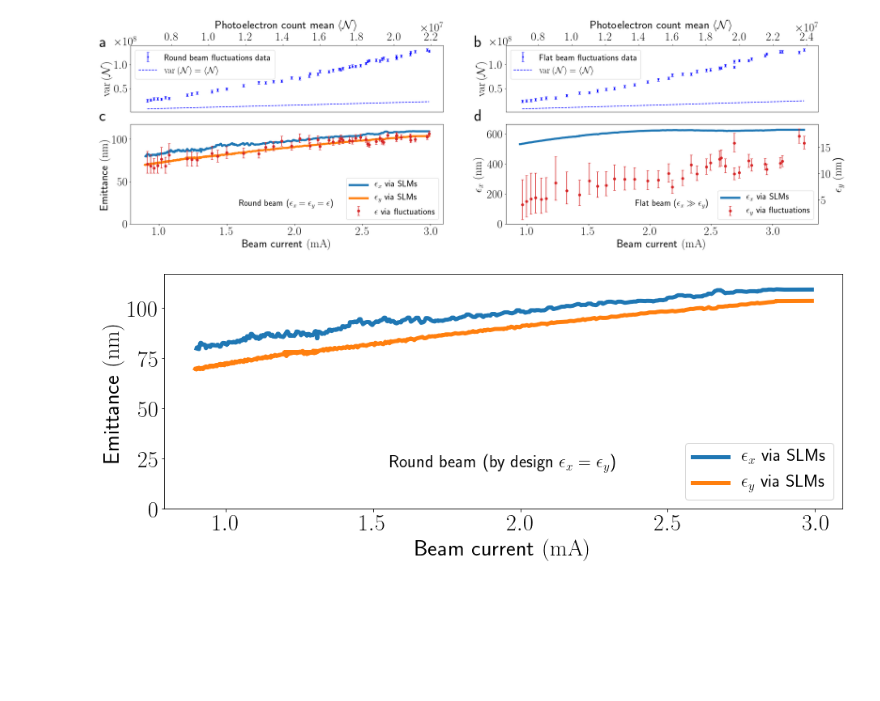
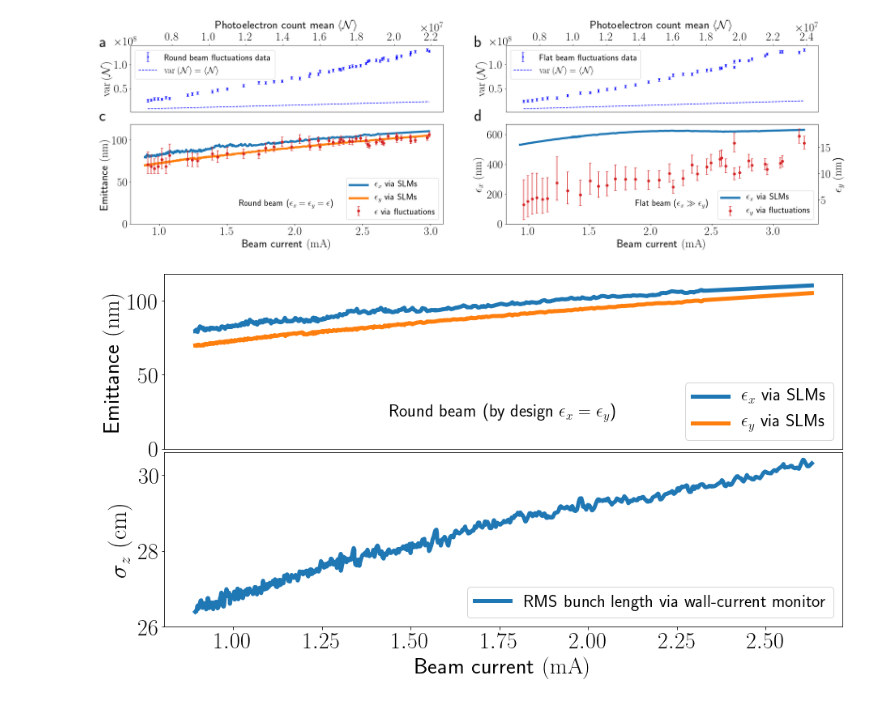
Before and after one commit to IharLobach/fur, a Jupyter notebook: shifts/shift_03_16_2020/round_and_round_long_plots/plot_round.ipynb, the cells around one changed output. Saved outputs shown, nothing was run; the diff lists cells and outputs as text; code cells hidden in the pictures; blank space fills up the shorter version.

```diff
--- a/shifts/shift_03_16_2020/round_and_round_long_plots/plot_round.ipynb
+++ b/shifts/shift_03_16_2020/round_and_round_long_plots/plot_round.ipynb
@@ -124,6 +124,20 @@ bp_df = pd.read_csv(
     shift.get_results_dir().fi("beam_params_vs_current_flat.csv"))
 ex_f_func = interp1d(bp_df["N"], bp_df['ex_um'],
                    bounds_error=False, fill_value="extrapolate")
+# %%
+def remove_outliers_omce(df, c1, l1):
+    di = df[c1].diff().abs()
+    return df[di < l1]
+
+def remove_outliers(df, c1, l1, niter):
+    for _ in range(niter):
+        df = remove_outliers_omce(df, c1, l1)
+    return df
+round_df = remove_outliers(round_df,'N:IWCMI_recalibrated_to_IWCMI_absolute', 0.1, 10)
+round_df = remove_outliers(round_df,'ex_um', 0.01, 10)
+round_df = remove_outliers(round_df,'ey_um', 0.01, 10)
+
+flat_df = remove_outliers(flat_df,'N:IWCMI_recalibrated_to_IWCMI_absolute', 0.1, 10)
 # %%
 avNlabel = r"Photoelectron count mean $\langle\mathcal{N}\rangle$"
 hybrid_balance_error = get_from_config("HybridBalanceError")
@@ -282,30 +296,42 @@ plt.show()
 Remember that a small protion of SLM data at large Ibeam is extrapolated
 [figure]
 # %%
-fig, axRE = plt.subplots(figsize=(15, 8*2/3))
+fig, axs = plt.subplots(2, figsize=(15, 8))
+axRE, ax2 = axs
 df = round_df
 df = pd.concat([
     pd.DataFrame({'N:IWCMI_recalibrated_to_IWCMI_absolute':[-meas_ROUND['N'].max()/i_to_photoel],
                  'ex_um': ex_r_func(meas_ROUND['N'].max()),
                  'ey_um': ey_r_func(meas_ROUND['N'].max())
                  }),
     df], ignore_index=True)
 photoel = i_to_photoel*(-df['N:IWCMI_recalibrated_to_IWCMI_absolute'])
 axRE.text(0.5, 0.15, r"Round beam (by design $\e_x=\e_y$)", transform=axRE.transAxes,
       fontsize=22, fontweight='bold', va='bottom', ha='center')
-axRE.plot(photoel.rolling(10).max()/i_to_photoel, 1000*df['ex_um'].rolling(4).max(),'-', linewidth=5 ,
+axRE.plot(photoel/i_to_photoel, 1000*df['ex_um'],'-', linewidth=5 ,
         label=r'$\e_x$ via SLMs')
-axRE.plot(photoel.rolling(4).max()/i_to_photoel, 1000*df['ey_um'],'-', linewidth=5 ,
+axRE.plot(photoel/i_to_photoel, 1000*df['ey_um'],'-', linewidth=5 ,
         label=r'$\e_y$ via SLMs')
 
-axRE.set_xlabel(r"Beam current $(\SI{}{mA})$", fontsize=fs)
+
 axRE.set_ylabel(r"Emittance $(\SI{}{nm})$", fontsize=fs)
 
 axRE.set_ylim(0, 1.05*axRE.get_ylim()[1])
 axRE.legend(loc='lower right')
+axRE.get_xaxis().set_visible(False)
 
+ax2.plot(photoel/i_to_photoel, df['N:IWCMBR'],'-', linewidth=5 ,
+        label=r'RMS bunch length via wall-current monitor')
+ax2.legend(loc='lower right')
+ax2.set_ylabel("$\sigma_z$ $(\SI{}{cm})$")
+ax2.set_yticks(ticks=np.arange(26,31,2))
+
+
+ax2.set_xlabel(r"Beam current $(\SI{}{mA})$", fontsize=fs)
+# ax2.set_ylim(0, 1.05*ax2.get_ylim()[1])
+fig.subplots_adjust(hspace=0.02)
 plt.savefig(path_assistant.get_PRL_images_dir().fi("ex_ey_round_beam.png"),
             dpi=300, bbox_inches='tight')
 plt.show()
 # %% [output]
-[figure, old version]
+[figure, new version]
```
Also changed, not shown: parts of 1 cell of this notebook, 3 other files.
